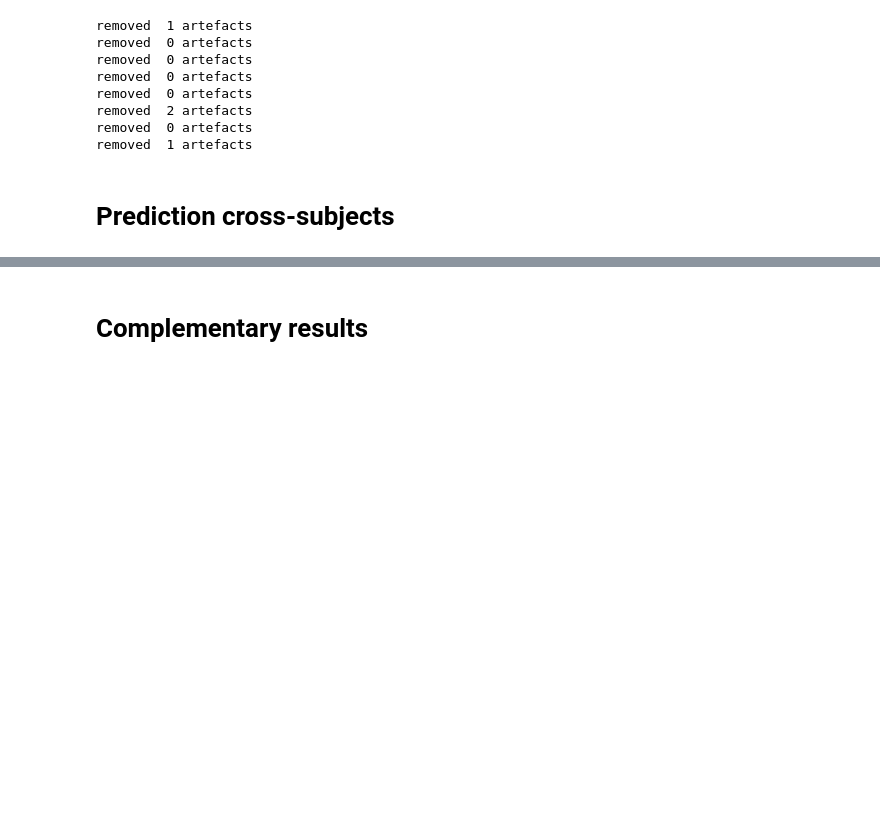
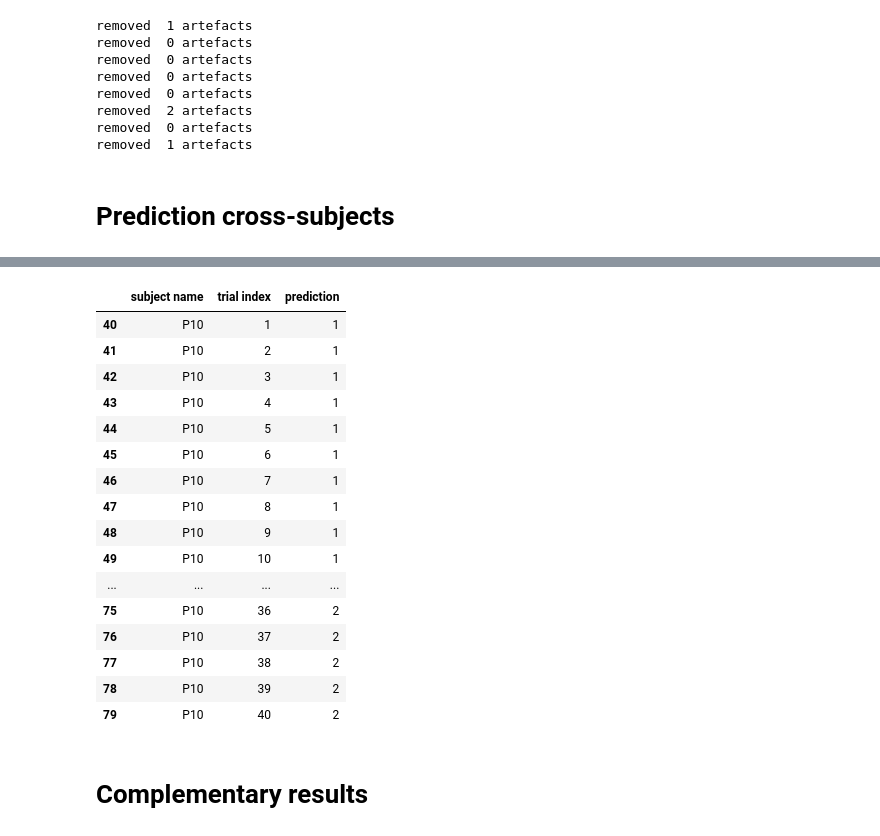
Before and after one commit to sylvchev/wcci-rgcon, a Jupyter notebook: functional_connectivity-ensemble.ipynb, the cells around one changed output, grey strips where cells are left out. Cells and saved outputs as stored; diff of their text form; code cells hidden in the pictures; blank space fills up the shorter version.

```diff
--- a/functional_connectivity-ensemble.ipynb
+++ b/functional_connectivity-ensemble.ipynb
@@ -892,9 +1113,14 @@ for s in trange(8):
                        'pipelines': pipelines,
                        'mean': mean_covariance(mat[atf], metric='riemann', sample_weight=None)})
 
-# TODO: read data from files
-cross_subj.append({'mean': mean_covariance(mat[atf], metric='riemann', sample_weight=None)})
-cross_subj.append({'mean': mean_covariance(mat[atf], metric='riemann', sample_weight=None)})
+cov8 = load_data("Cov", 8, range(40), "test")
+cov9 = load_data("Cov", 8, range(40), "test")
+cross_subj.append({'X_train': np.array([i for i in range(40)]),
+                   'pipelines': pipelines,
+                   'mean': mean_covariance(cov8, metric='riemann', sample_weight=None)})
+cross_subj.append({'X_train': np.array([i for i in range(40)]),
+                   'pipelines': pipelines,
+                   'mean': mean_covariance(cov9, metric='riemann', sample_weight=None)})
 
 all_res = []
 for target in trange(8,10):
@@ -902,9 +1128,10 @@ for target in trange(8,10):
                                         cross_subj[target]['mean'], metric='riemann')
                                for source in range(8) if source != target]))
     yens = cross_subj[best]['pipelines']['Ensemble'].predict(cross_subj[target]['X_train'])
+    yens = le.inverse_transform(yens)
     for i, yp in enumerate(yens):
         res = {"subject name": "P{:02d}".format(target+1),
                "trial index": i+1,
                "prediction": yp}
-        all_pred.append(res)
+        all_res.append(res)
 df_pred_cross = pd.DataFrame(all_res)
@@ -911,3 +1147,23 @@ df_pred_cross = pd.DataFrame(all_res)
+# %%
+df_pred_cross[df_pred_cross['subject name']=='P10']
+# %% [output]
+|  | subject name | trial index | prediction |
+| 40 | P10 | 1 | 1 |
+| 41 | P10 | 2 | 1 |
+| 42 | P10 | 3 | 1 |
+| 43 | P10 | 4 | 1 |
+| 44 | P10 | 5 | 1 |
+| 45 | P10 | 6 | 1 |
+| 46 | P10 | 7 | 1 |
+| 47 | P10 | 8 | 1 |
+| 48 | P10 | 9 | 1 |
+| 49 | P10 | 10 | 1 |
+| ... | ... | ... | ... |
+| 75 | P10 | 36 | 2 |
+| 76 | P10 | 37 | 2 |
+| 77 | P10 | 38 | 2 |
+| 78 | P10 | 39 | 2 |
+| 79 | P10 | 40 | 2 |
 # %%
 # Create a Pandas Excel writer using XlsxWriter as the engine.
 writer = pd.ExcelWriter('results-cross.xlsx', engine='xlsxwriter')
```
Also changed, not shown: parts of 14 cells of this notebook, 1 other file.
